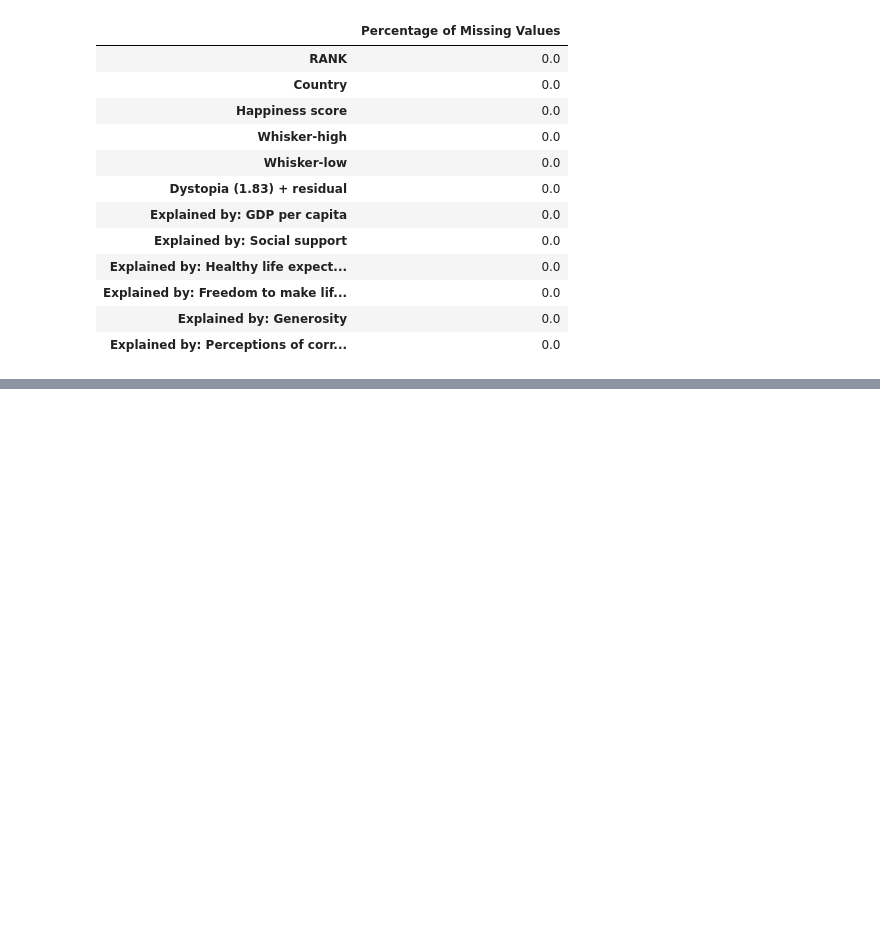
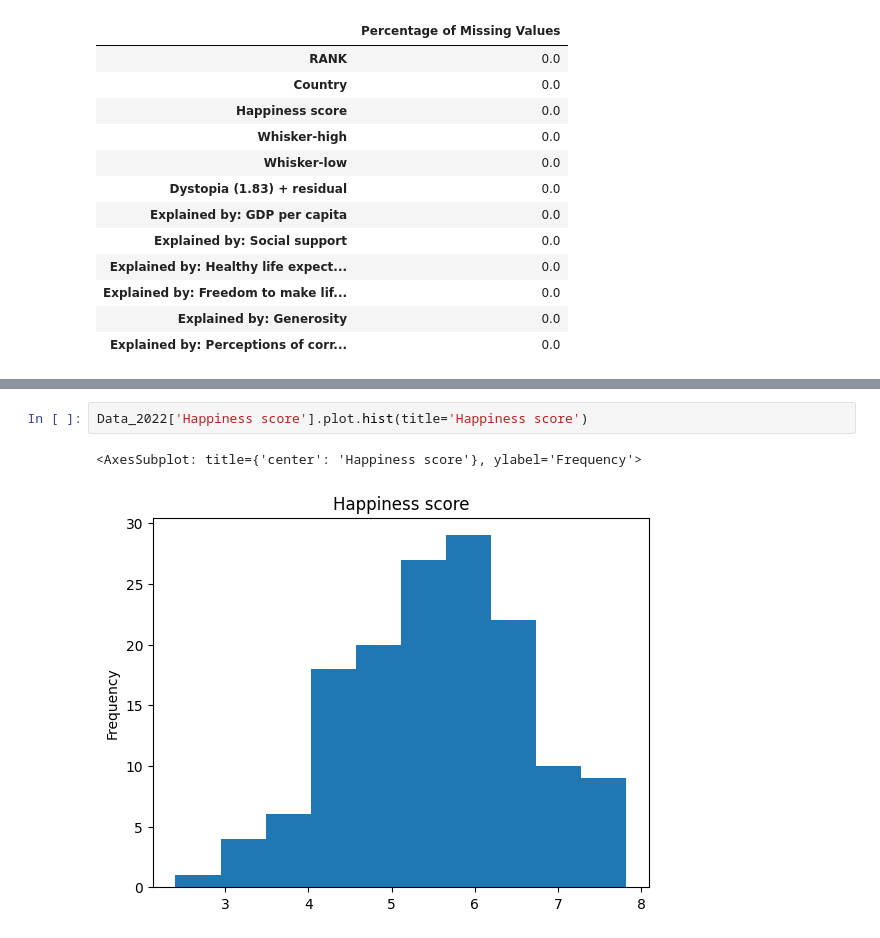
Before and after one commit to RGiskard/MO430, a Jupyter notebook: Tarefa 2/Tarefa 2 - Visualização de Dados.ipynb, the cells around one changed output, grey strips where cells are left out. Cells and saved outputs as stored; diff of their text form; blank space fills up the shorter version.

```diff
--- a/Tarefa 2/Tarefa 2 - Visualização de Dados.ipynb
+++ b/Tarefa 2/Tarefa 2 - Visualização de Dados.ipynb
@@ -108,0 +110,5 @@ plt.bar(Top_10['Country'], Top_10['Happiness score'])
+# %%
+Data_2022['Happiness score'].plot.hist(title='Happiness score')
+# %% [output]
+<AxesSubplot: title={'center': 'Happiness score'}, ylabel='Frequency'>
+[figure, added]
```
Also changed, not shown: parts of 1 cell of this notebook, 3 other files.
